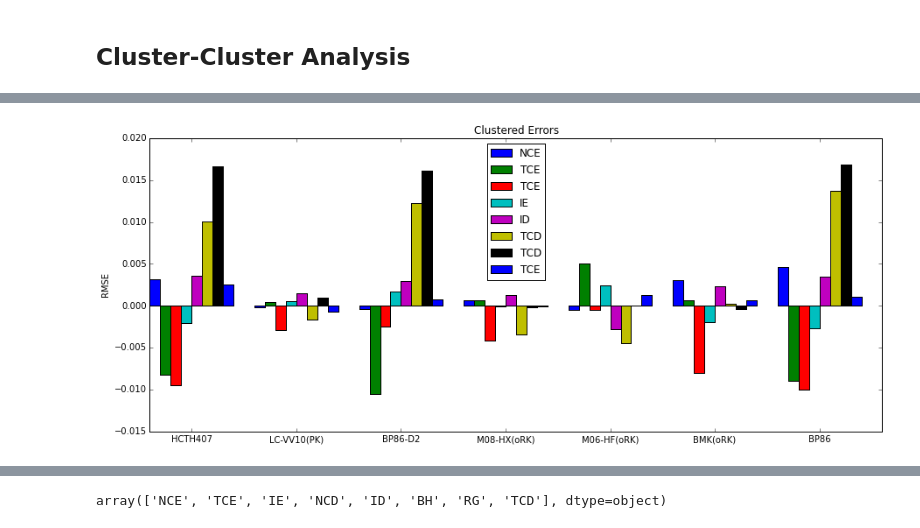
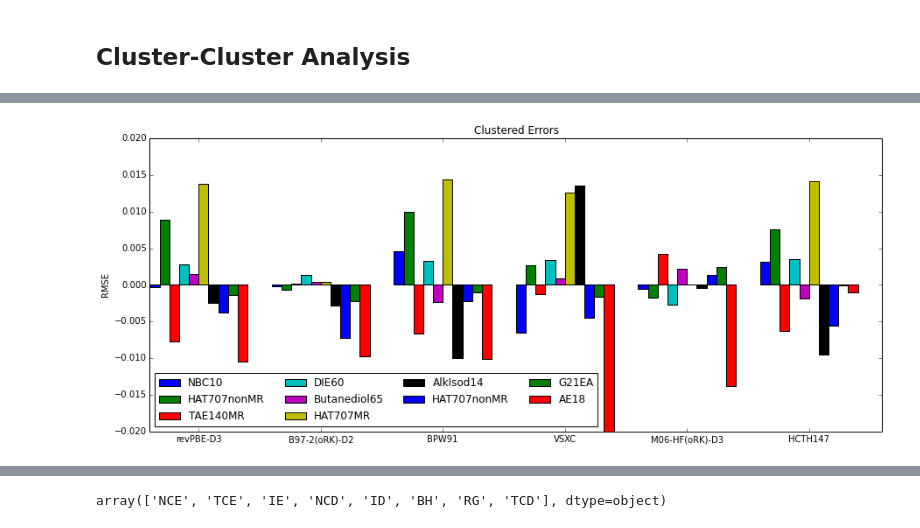
Before and after one commit to dstuck/CompChemClustering, a Jupyter notebook: FullAnalysis.ipynb, the cells around one changed output, grey strips where cells are left out. Cells and saved outputs as stored; diff of their text form; code cells hidden in the pictures.

```diff
--- a/FullAnalysis.ipynb
+++ b/FullAnalysis.ipynb
@@ -416,5 +511,6 @@ clusterTruncDat = pca.fit_transform(clusterDat)
 # %%
 #clusterPlot3d(fLabels,clusterTruncDat[:,0:],givenLabels=fLabels)
 # %%
-kmeansCluster = KMeans(n_clusters=10, n_init=1000).fit(clusterDat)
+kmeansCluster = KMeans(n_clusters=10, n_init=500, random_state=0).fit(clusterDat)
+funcLabels = kmeansCluster.labels_
 # %%
@@ -428,8 +528,11 @@ print metrics.adjusted_mutual_info_score(fLabels, kmeansCluster.labels_) #should
 # %%
-clusterNum = getValByCluster(kmeansCluster.labels_,fLabels)
-clusterFType = getValByCluster(kmeansCluster.labels_,fNames[fLabels])
-clusterFuncs = getValByCluster(kmeansCluster.labels_,functionals)
-funcReps = bestRep(numDat,kmeansCluster.labels_,functionals)
+clusterNum = getValByCluster(funcLabels,fLabels)
+clusterFType = getValByCluster(funcLabels,fNames[fLabels])
+clusterFuncs = getValByCluster(funcLabels,functionals)
+#funcReps = bestRep(numDat,funcLabels,functionals)
+#Closest to center is better for k-means
+#funcReps = centerRep(clusterDat,funcLabels,functionals)
+funcReps = centerRep(clusterDat,funcLabels,functionals,centers=(kmeansCluster.cluster_centers_).T)
 # %%
 printClusterByCount(clusterFType,thresh=0,clusterNames=funcReps)
 # %% [output]
@@ -480,7 +583,7 @@ BP86 [0 0 0 0]
 # %%
-funcClusters = np.zeros((len(kmeansCluster.labels_),len(np.unique(kmeansCluster.labels_))),dtype=bool)
-for i in range(len(np.unique(kmeansCluster.labels_))):
-    funcClusters[:,i] = kmeansCluster.labels_==i
+funcClusters = np.zeros((len(funcLabels),len(np.unique(funcLabels))),dtype=bool)
+for i in range(len(np.unique(funcLabels))):
+    funcClusters[:,i] = funcLabels==i
 # %% [markdown]
 ## Cluster-Cluster Analysis
 # %%
@@ -525,41 +613,46 @@ printClusterByCount(clusterType,thresh=2)
 # %%
 #Select clusters to plot
-#plotOrderRxn = np.arange(nRxnCluster)
-plotOrderRxn = np.array([0,2,3,4,5,7,9,11])
+plotOrderRxn = np.arange(nRxnCluster)
+#plotOrderRxn = np.array([0,1,2,3,5,6,7,8,9])
 #plotOrderFunc = np.arange(mFuncCluster)
-plotOrderFunc = np.array([0,1,2,4,6,8,9])
+plotOrderFunc = np.array([0,1,2,5,6,9])
+
+nRxnPlot = len(plotOrderRxn)
+mFuncPlot = len(plotOrderFunc)
 
 plotMaskRxn = np.zeros(nRxnCluster,dtype=bool)
 plotMaskFunc = np.zeros(mFuncCluster,dtype=bool)
 for i in plotOrderRxn: plotMaskRxn[i]=True
 for i in plotOrderFunc: plotMaskFunc[i]=True
 
-nRxnPlot = len(plotOrderRxn)
-mFuncPlot = len(plotOrderFunc)
+#nRxnPlot = len(plotOrderRxn)
+#mFuncPlot = len(plotOrderFunc)
 
 rmsdByCluster = rmsdByCluster[plotMaskRxn,:][:,plotOrderFunc]
 # %%
+mpld3.disable_notebook()
 fig, ax = plt.subplots()
 fig.set_figheight(6)
 fig.set_figwidth(15)
 spacing = np.arange(mFuncPlot)
 colorList = ['b','g','r','c','m','y','k']
 width = 0.8/nRxnPlot
 rects = []
 for i in range(nRxnPlot):
     rects.append(ax.bar(spacing+i*width,rmsdByCluster[i,:],width,color=colorList[i%len(colorList)]))
 #    rects.append(ax.bar(spacing+i*width,-np.log(rmsdByPlot[:,i].T),width,color=colorList[i%len(colorList)]))
 
 ax.set_ylabel('RMSE')
-#ax.set_ylim(-.03,.02)
+ax.set_ylim(-.02,.02)
 ax.set_xticks(spacing+width*nRxnPlot/2.0)
 ax.set_xticklabels(np.array(funcReps)[plotOrderFunc])
-#ax.legend([rects[i][0] for i in range(nRxnPlot)], (rxnSetReps[plotOrderRxn]).tolist(),loc='best')
-ax.legend([rects[i][0] for i in range(nRxnPlot)], (rxnReps[plotOrderRxn]).tolist(),loc='best')
+ax.legend([rects[i][0] for i in range(nRxnPlot)], (rxnSetReps[plotOrderRxn]).tolist(),ncol=4,loc='best')
+#ax.legend([rects[i][0] for i in range(nRxnPlot)], (rxnReps[plotOrderRxn]).tolist(),loc='best')
 ax.set_title('Clustered Errors')
 plt.show()
+mpld3.enable_notebook()
 # %% [output]
-[figure, old version]
+[figure, new version]
 # %%
 for rep,clust in zip(funcReps,clusterNum): print rep,clust
 # %% [output]
```
Also changed, not shown: parts of 77 cells of this notebook, 3 other files.
